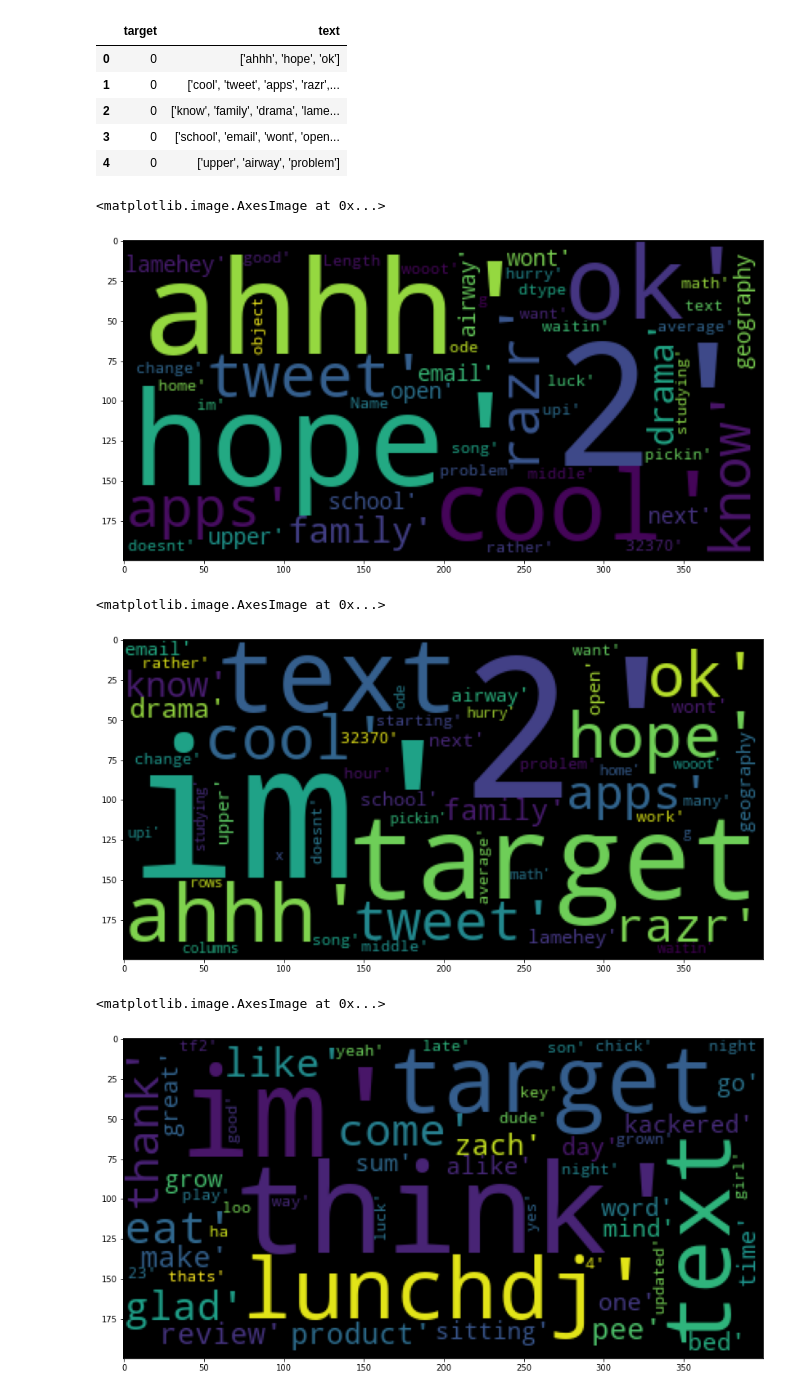
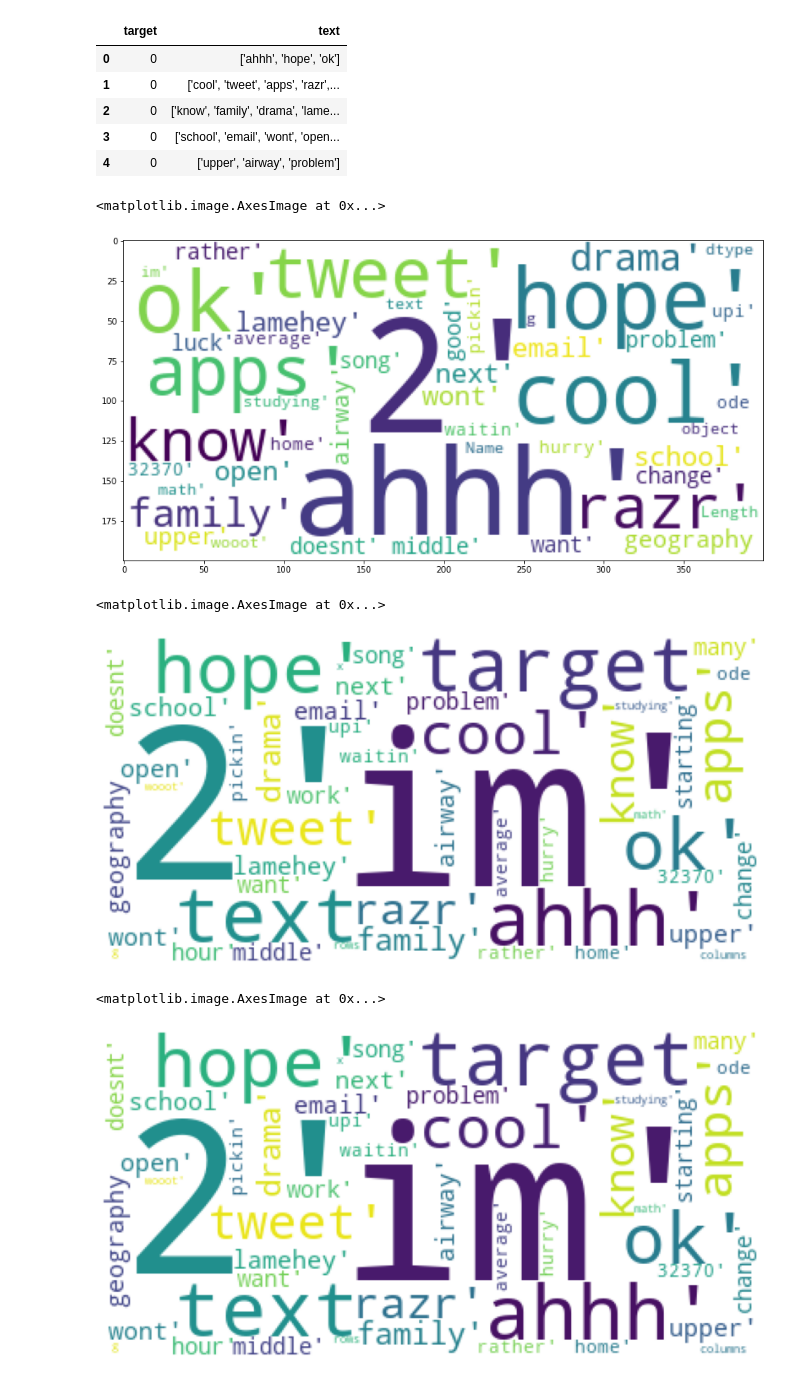
Before and after one commit to singhsanoo/tweet-sentiment-predictor, a Jupyter notebook: WordClouds.ipynb, the cells around one changed output. Drawn from its saved outputs; the diff is of its cells as text; code cells hidden in the pictures.

Commit message:
fixing the word cloud
switched the png's to jpg's and switched some code

```diff
--- a/WordClouds.ipynb
+++ b/WordClouds.ipynb
@@ -22,12 +23,12 @@ lemmatized_df.head()
 # %%
 from wordcloud import WordCloud
 WordCloud
-cloud = WordCloud().generate(str(lemmatized_df['text']) )
+cloud = WordCloud(background_color='white').generate(str(lemmatized_df['text']) )
 fig= plt.figure(figsize=(14,14))
 plt.imshow(cloud)
 # %% [output]
 <matplotlib.image.AxesImage at 0x...>
-[figure, old version]
+[figure, new version]
 # %%
 negative_Tweets = lemmatized_df[lemmatized_df.target == 0]
 
@@ -36,23 +37,25 @@ negative_Tweets.head()
 from wordcloud import WordCloud
 wc = WordCloud(max_words=50)
 
-cloud =wc.generate(str(negative_Tweets ))
+cloud = WordCloud(background_color='white').generate(str(negative_Tweets ))
 fig= plt.figure(figsize=(14,14))
+plt.axis('off')
 plt.imshow(cloud)
 # %% [output]
 <matplotlib.image.AxesImage at 0x...>
-[figure, old version]
+[figure, new version]
 # %%
 positive_Tweets = lemmatized_df[lemmatized_df.target == 1]
 
 positive_Tweets.head()
 
-from wordcloud import WordCloud
+from wordcloud import WordCloud, STOPWORDS
 wc = WordCloud(max_words=50)
 
-cloud =wc.generate(str(positive_Tweets ))
+cloud == WordCloud(background_color='white').generate(str(positive_Tweets ))
 fig= plt.figure(figsize=(14,14))
+plt.axis('off')
 plt.imshow(cloud)
 # %% [output]
 <matplotlib.image.AxesImage at 0x...>
-[figure, old version]
+[figure, new version]
```
Also changed, not shown: parts of 4 cells of this notebook, 2 other files.
